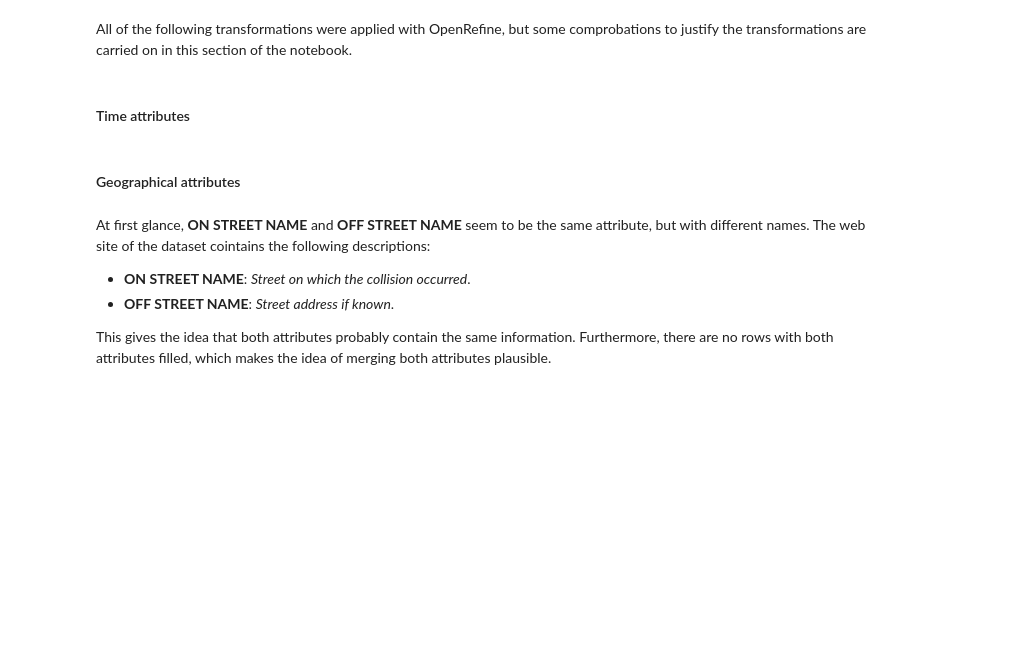
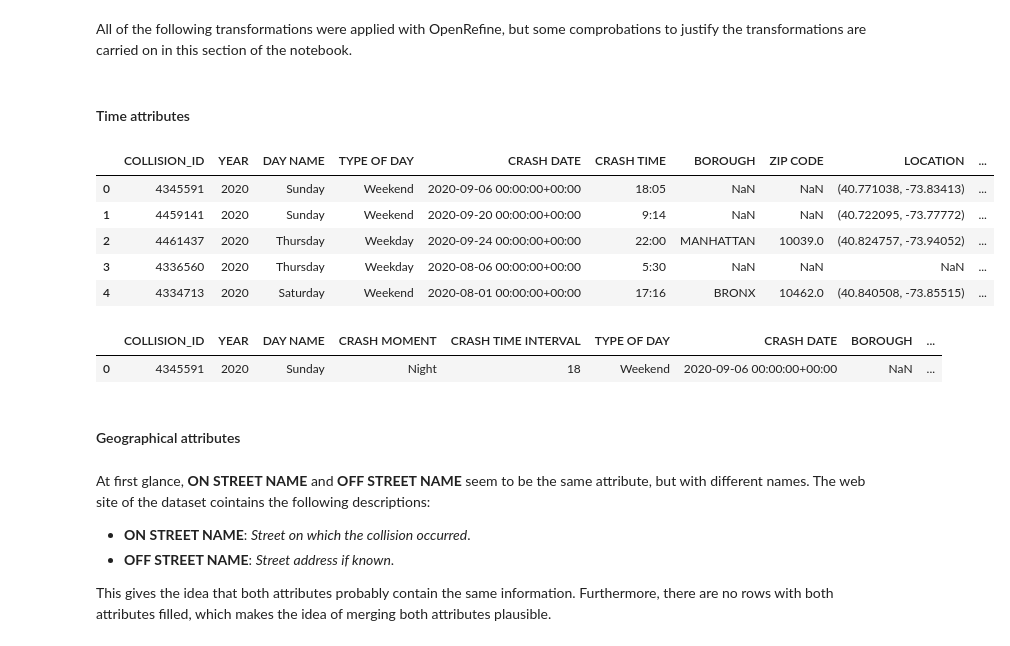
Before and after one commit to 0J0P0/NYC-Collisions-Visualization-Project, a Jupyter notebook: preprocessing.ipynb, the cells around one changed output. Cells and saved outputs as stored; diff of their text form; code cells hidden in the pictures; blank space fills up the shorter version.

```diff
--- a/preprocessing.ipynb
+++ b/preprocessing.ipynb
@@ -113,13 +122,23 @@ precollision = pd.read_csv(f'{dir}/collisions_2018-2020_prepro_v1.csv')
 #### Time attributes
 # %%
 precollision["CRASH DATE"] = pd.to_datetime(precollision["CRASH DATE"])
+precollision['YEAR'] = precollision['CRASH DATE'].dt.year
 precollision["DAY NAME"] = precollision["CRASH DATE"].dt.day_name()
-# precollision["TYPE OF DAY"] = np.where(precollision["DAY NAME"].isin(["Saturday", "Sunday"]), "Weekend", "Weekday")
+precollision["TYPE OF DAY"] = np.where(precollision["DAY NAME"].isin(["Saturday", "Sunday"]), "Weekend", "Weekday")
 
-# move DAY NAME to the second column
-cols = precollision.columns.tolist()
-cols = cols[:1] + cols[-1:] + cols[1:-1]
-precollision = precollision[cols]
+for _ in range(3):
+    cols = precollision.columns.tolist()
+    cols = cols[:1] + cols[-1:] + cols[1:-1]
+    precollision = precollision[cols]
+
+precollision.head()
+# %% [output]
+|  | COLLISION_ID | YEAR | DAY NAME | TYPE OF DAY | CRASH DATE | CRASH TIME | BOROUGH | ZIP CODE | LOCATION | ... |
+| 0 | 4345591 | 2020 | Sunday | Weekend | 2020-09-06 00:00:00+00:00 | 18:05 | NaN | NaN | (40.771038, -73.83413) | ... |
+| 1 | 4459141 | 2020 | Sunday | Weekend | 2020-09-20 00:00:00+00:00 | 9:14 | NaN | NaN | (40.722095, -73.77772) | ... |
+| 2 | 4461437 | 2020 | Thursday | Weekday | 2020-09-24 00:00:00+00:00 | 22:00 | MANHATTAN | 10039.0 | (40.824757, -73.94052) | ... |
+| 3 | 4336560 | 2020 | Thursday | Weekday | 2020-08-06 00:00:00+00:00 | 5:30 | NaN | NaN | NaN | ... |
+| 4 | 4334713 | 2020 | Saturday | Weekend | 2020-08-01 00:00:00+00:00 | 17:16 | BRONX | 10462.0 | (40.840508, -73.85515) | ... |
 # %%
 precollision['CRASH TIME'] = pd.to_datetime(precollision['CRASH TIME'], format='%H:%M').dt.time
 precollision['CRASH TIME INTERVAL'] = precollision['CRASH TIME'].apply(lambda x: f"{x.hour:02}")
@@ -144,6 +155,11 @@ precollision = precollision[cols]
 cols = precollision.columns.tolist()
 cols = cols[:4] + cols[-1:] + cols[4:-1]
 precollision = precollision[cols]
+# %%
+precollision.head(1)
+# %% [output]
+|  | COLLISION_ID | YEAR | DAY NAME | CRASH MOMENT | CRASH TIME INTERVAL | TYPE OF DAY | CRASH DATE | BOROUGH | ... |
+| 0 | 4345591 | 2020 | Sunday | Night | 18 | Weekend | 2020-09-06 00:00:00+00:00 | NaN | ... |
 # %% [markdown]
 #### Geographical attributes
 # %% [markdown]
```
Also changed, not shown: parts of 24 cells of this notebook, 5 other files.
